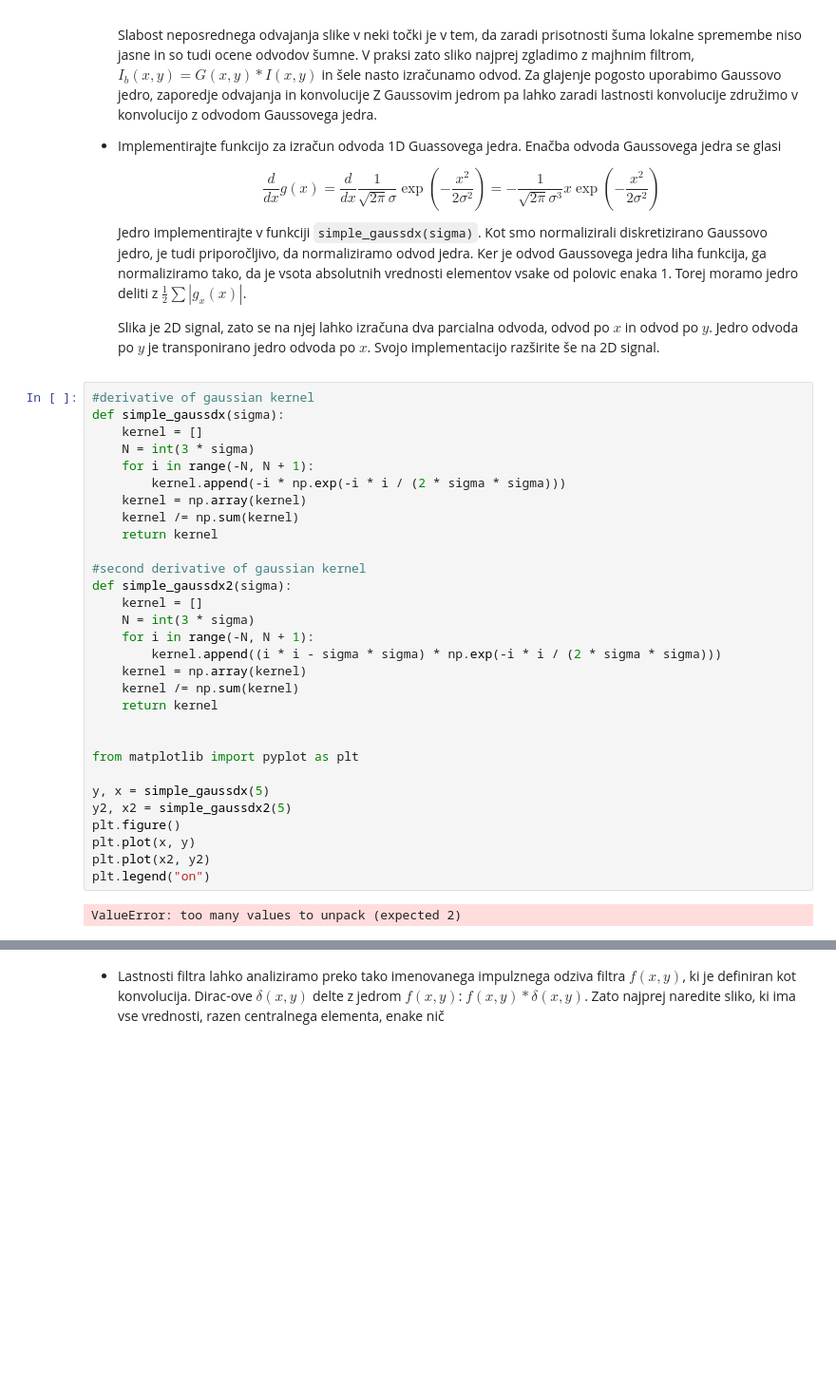
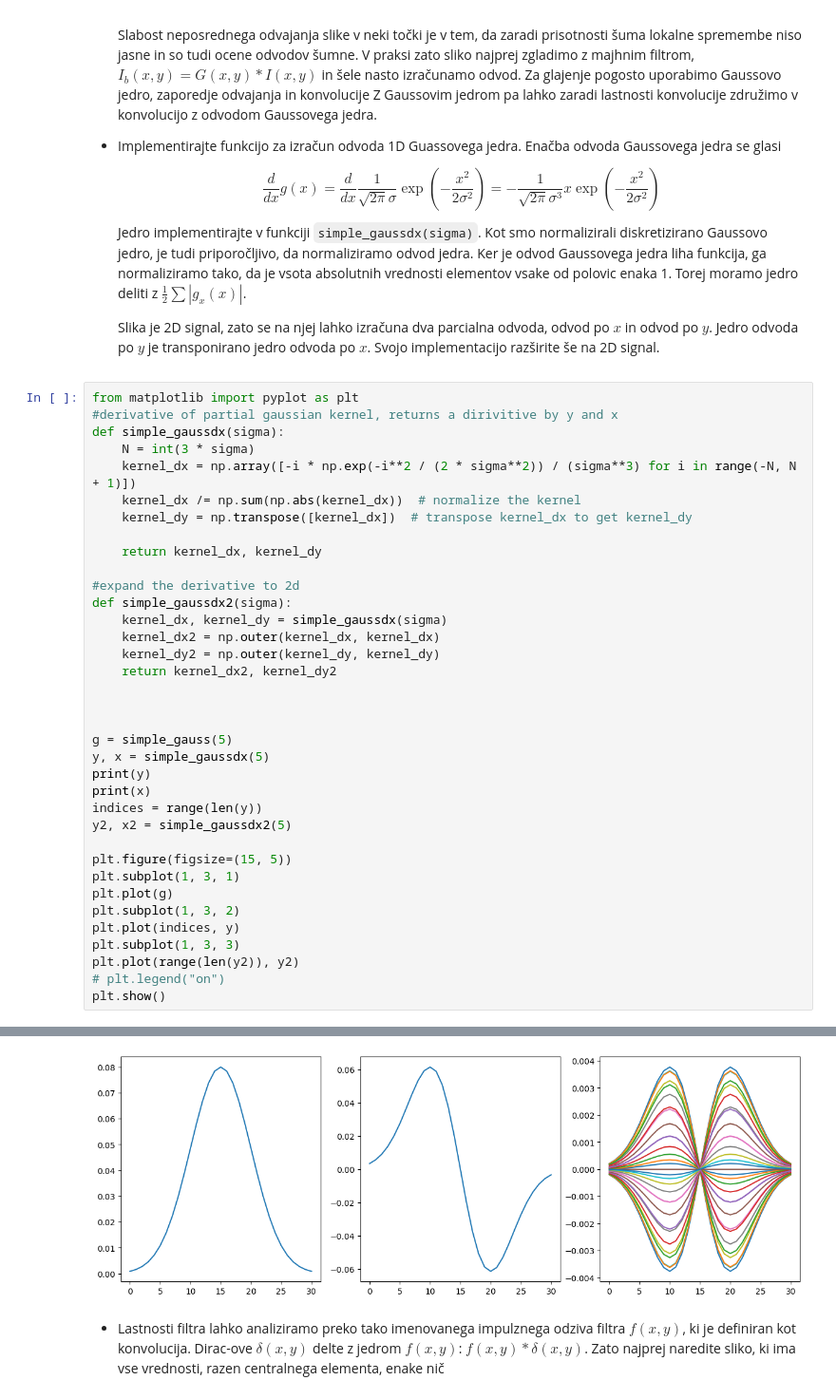
Before and after one commit to TiborKoderman/rrz, a Jupyter notebook: vaja2/vaja2.ipynb, the cells around one changed output, grey strips where cells are left out. Shown at 95% size. Cells and saved outputs as stored; diff of their text form; blank space fills up the shorter version.

```diff
--- a/vaja2/vaja2.ipynb
+++ b/vaja2/vaja2.ipynb
@@ -469,35 +486,40 @@ plt.show()
     Jedro implementirajte v funkciji ``simple_gaussdx(sigma)``. Kot smo normalizirali diskretizirano Gaussovo jedro, je tudi priporočljivo, da normaliziramo odvod jedra. Ker je odvod Gaussovega jedra liha funkcija, ga normaliziramo tako, da je vsota absolutnih vrednosti elementov vsake od polovic enaka 1. Torej moramo jedro deliti z $\frac{1}{2}\sum{\left|g_x(x)\right|}$.
 
     Slika je 2D signal, zato se na njej lahko izračuna dva parcialna odvoda, odvod po $x$ in odvod po $y$. Jedro odvoda po $y$ je transponirano jedro odvoda po $x$. Svojo implementacijo razširite še na 2D signal.
-# %%
-#derivative of gaussian kernel
-def simple_gaussdx(sigma):
-    kernel = []
-    N = int(3 * sigma)
-    for i in range(-N, N + 1):
-        kernel.append(-i * np.exp(-i * i / (2 * sigma * sigma)))
-    kernel = np.array(kernel)
-    kernel /= np.sum(kernel)
-    return kernel
-
-#second derivative of gaussian kernel
-def simple_gaussdx2(sigma):
-    kernel = []
-    N = int(3 * sigma)
-    for i in range(-N, N + 1):
-        kernel.append((i * i - sigma * sigma) * np.exp(-i * i / (2 * sigma * sigma)))
-    kernel = np.array(kernel)
-    kernel /= np.sum(kernel)
-    return kernel
-
-
-from matplotlib import pyplot as plt
-
-y, x = simple_gaussdx(5)
-y2, x2 = simple_gaussdx2(5)
-plt.figure()
-plt.plot(x, y)
-plt.plot(x2, y2)
-plt.legend("on")
-# %% [output]
-ValueError: too many values to unpack (expected 2)
+# %%
+from matplotlib import pyplot as plt
+#derivative of partial gaussian kernel, returns a dirivitive by y and x
+def simple_gaussdx(sigma):
+    N = int(3 * sigma)
+    kernel_dx = np.array([-i * np.exp(-i**2 / (2 * sigma**2)) / (sigma**3) for i in range(-N, N + 1)])
+    kernel_dx /= np.sum(np.abs(kernel_dx))  # normalize the kernel
+    kernel_dy = np.transpose([kernel_dx])  # transpose kernel_dx to get kernel_dy
+
+    return kernel_dx, kernel_dy
+
+#expand the derivative to 2d
+def simple_gaussdx2(sigma):
+    kernel_dx, kernel_dy = simple_gaussdx(sigma)
+    kernel_dx2 = np.outer(kernel_dx, kernel_dx)
+    kernel_dy2 = np.outer(kernel_dy, kernel_dy)
+    return kernel_dx2, kernel_dy2
+
+
+
+g = simple_gauss(5)
+y, x = simple_gaussdx(5)
+print(y)
+print(x)
+indices = range(len(y))
+y2, x2 = simple_gaussdx2(5)
+
+plt.figure(figsize=(15, 5))
+plt.subplot(1, 3, 1)
+plt.plot(g)
+plt.subplot(1, 3, 2)
+plt.plot(indices, y)
+plt.subplot(1, 3, 3)
+plt.plot(range(len(y2)), y2)
+# plt.legend("on")
+plt.show()
+# %% [output]
@@ -504,3 +543,4 @@ ValueError: too many values to unpack (expected 2)
+[figure, added]
 # %% [markdown]
  * Lastnosti filtra lahko analiziramo preko tako imenovanega impulznega odziva filtra $f(x, y)$, ki je definiran kot konvolucija. Dirac-ove $\delta(x, y)$ delte z jedrom $f(x, y)$: $f(x, y)*\delta(x, y)$. Zato najprej naredite sliko, ki ima vse vrednosti, razen centralnega elementa, enake nič
 # %%
```
Also changed, not shown: parts of 10 cells of this notebook.
